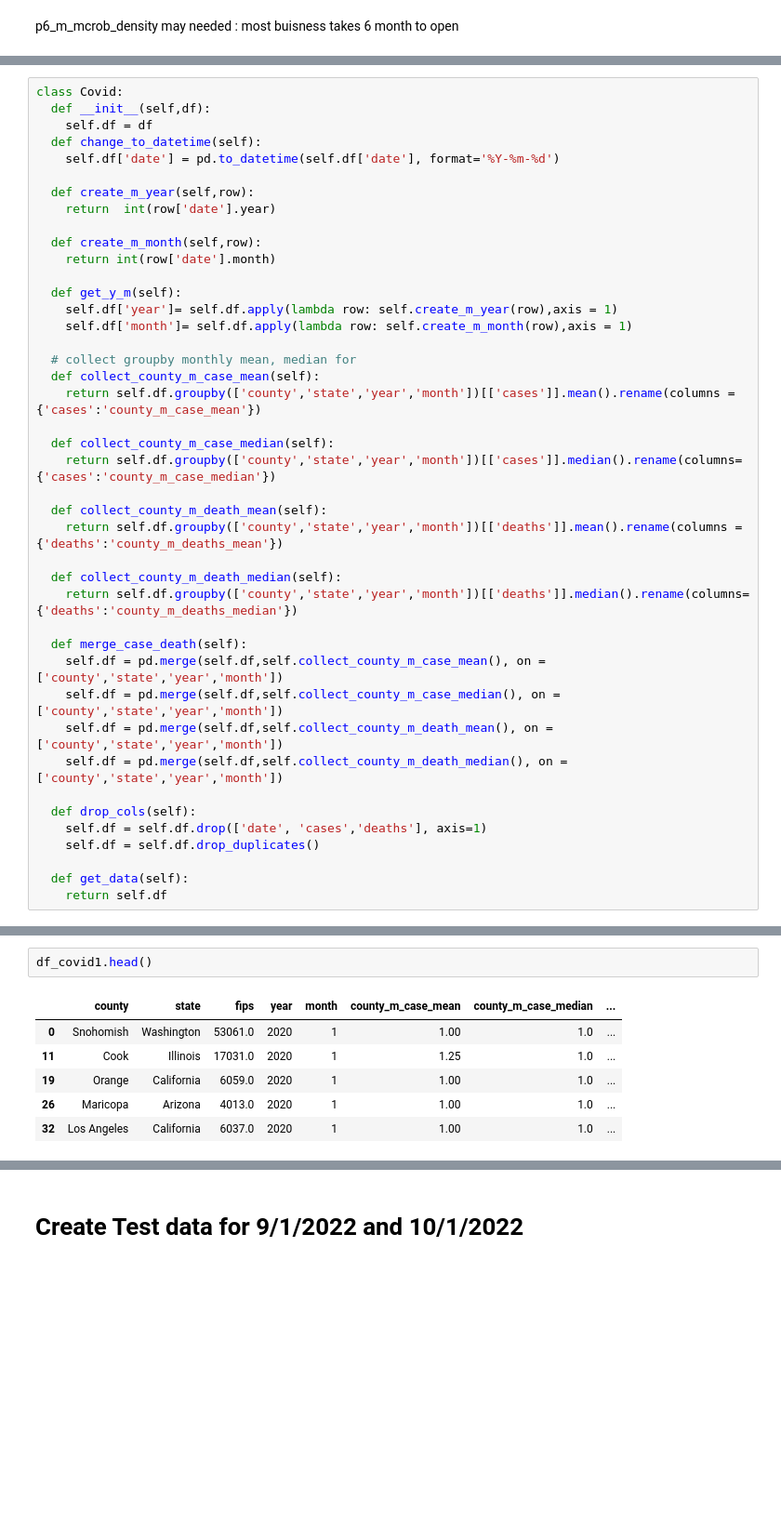
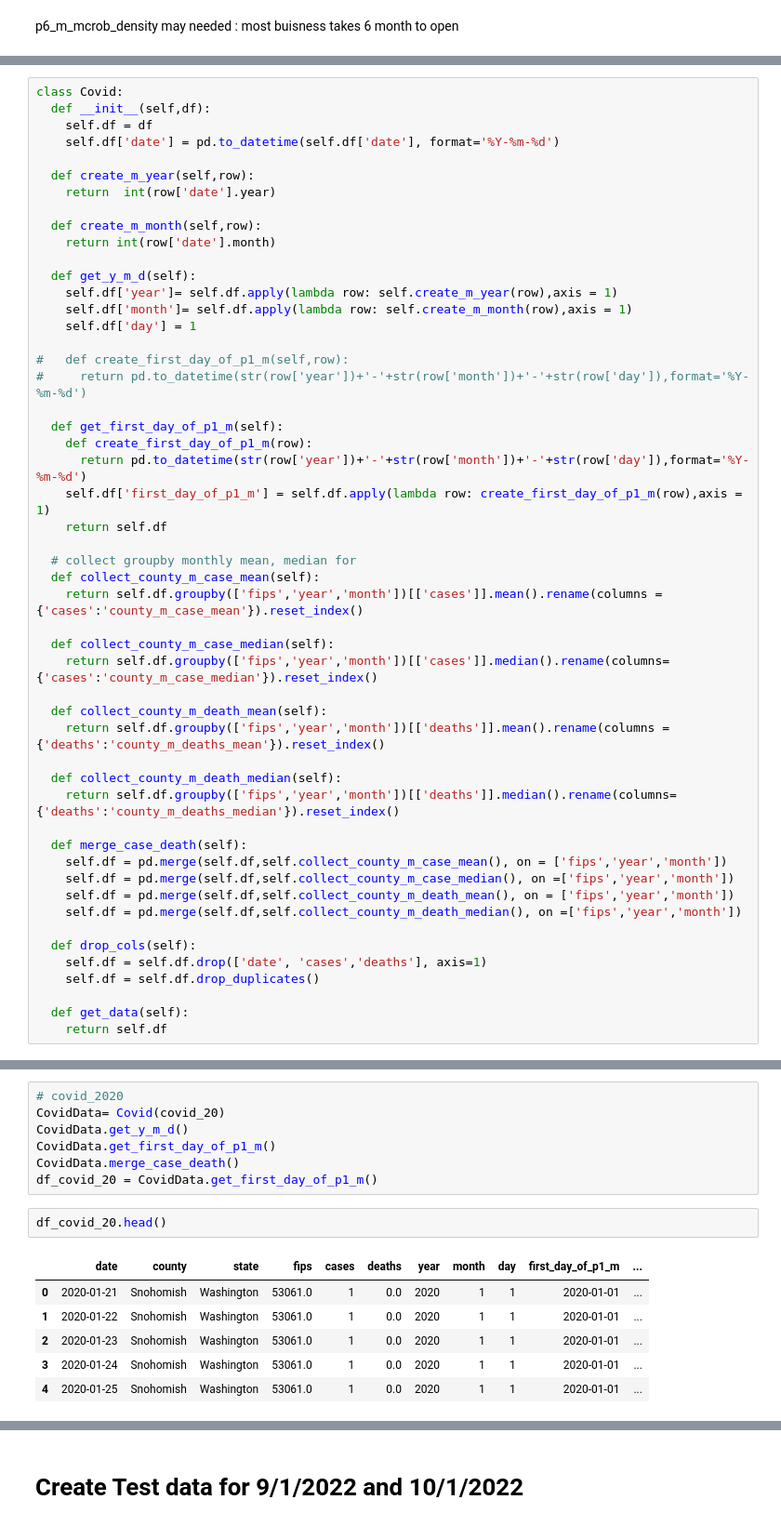
Before and after one commit to Joheun-Kang/microb, a Jupyter notebook: notebook/microb.ipynb, the cells around one changed output, grey strips where cells are left out. Shown: that part at 93% size. Cells and saved outputs as stored; diff of their text form; blank space fills up the shorter version.

Commit message:
combine with covid data error fix

```diff
--- a/notebook/microb.ipynb
+++ b/notebook/microb.ipynb
@@ -183,7 +181,6 @@ df_covid.head()
 class Covid:
   def __init__(self,df):
     self.df = df
-  def change_to_datetime(self):
     self.df['date'] = pd.to_datetime(self.df['date'], format='%Y-%m-%d')
 
   def create_m_year(self,row):
@@ -192,28 +189,38 @@ class Covid:
   def create_m_month(self,row):
     return int(row['date'].month)
 
-  def get_y_m(self):
+  def get_y_m_d(self):
     self.df['year']= self.df.apply(lambda row: self.create_m_year(row),axis = 1)
     self.df['month']= self.df.apply(lambda row: self.create_m_month(row),axis = 1)
+    self.df['day'] = 1
+
+#   def create_first_day_of_p1_m(self,row):
+#     return pd.to_datetime(str(row['year'])+'-'+str(row['month'])+'-'+str(row['day']),format='%Y-%m-%d')
+
+  def get_first_day_of_p1_m(self):
+    def create_first_day_of_p1_m(row):
+      return pd.to_datetime(str(row['year'])+'-'+str(row['month'])+'-'+str(row['day']),format='%Y-%m-%d')
+    self.df['first_day_of_p1_m'] = self.df.apply(lambda row: create_first_day_of_p1_m(row),axis = 1)
+    return self.df
 
   # collect groupby monthly mean, median for
   def collect_county_m_case_mean(self):
-    return self.df.groupby(['county','state','year','month'])[['cases']].mean().rename(columns = {'cases':'county_m_case_mean'})
+    return self.df.groupby(['fips','year','month'])[['cases']].mean().rename(columns = {'cases':'county_m_case_mean'}).reset_index()
 
   def collect_county_m_case_median(self):
-    return self.df.groupby(['county','state','year','month'])[['cases']].median().rename(columns= {'cases':'county_m_case_median'})
+    return self.df.groupby(['fips','year','month'])[['cases']].median().rename(columns= {'cases':'county_m_case_median'}).reset_index()
 
   def collect_county_m_death_mean(self):
-    return self.df.groupby(['county','state','year','month'])[['deaths']].mean().rename(columns = {'deaths':'county_m_deaths_mean'})
+    return self.df.groupby(['fips','year','month'])[['deaths']].mean().rename(columns = {'deaths':'county_m_deaths_mean'}).reset_index()
 
   def collect_county_m_death_median(self):
-    return self.df.groupby(['county','state','year','month'])[['deaths']].median().rename(columns= {'deaths':'county_m_deaths_median'})
+    return self.df.groupby(['fips','year','month'])[['deaths']].median().rename(columns= {'deaths':'county_m_deaths_median'}).reset_index()
 
   def merge_case_death(self):
-    self.df = pd.merge(self.df,self.collect_county_m_case_mean(), on = ['county','state','year','month'])
-    self.df = pd.merge(self.df,self.collect_county_m_case_median(), on =['county','state','year','month'])
-    self.df = pd.merge(self.df,self.collect_county_m_death_mean(), on = ['county','state','year','month'])
-    self.df = pd.merge(self.df,self.collect_county_m_death_median(), on =['county','state','year','month'])
+    self.df = pd.merge(self.df,self.collect_county_m_case_mean(), on = ['fips','year','month'])
+    self.df = pd.merge(self.df,self.collect_county_m_case_median(), on =['fips','year','month'])
+    self.df = pd.merge(self.df,self.collect_county_m_death_mean(), on = ['fips','year','month'])
+    self.df = pd.merge(self.df,self.collect_county_m_death_median(), on =['fips','year','month'])
 
   def drop_cols(self):
     self.df = self.df.drop(['date', 'cases','deaths'], axis=1)
@@ -231,9 +231,16 @@ df_covid1 = CovidData.get_data()
+# %%
+# covid_2020
+CovidData= Covid(covid_20)
+CovidData.get_y_m_d()
+CovidData.get_first_day_of_p1_m()
+CovidData.merge_case_death()
+df_covid_20 = CovidData.get_first_day_of_p1_m()
 # %%
-df_covid1.head()
+df_covid_20.head()
 # %% [output]
-|  | county | state | fips | year | month | county_m_case_mean | county_m_case_median | ... |
-| 0 | Snohomish | Washington | 53061.0 | 2020 | 1 | 1.00 | 1.0 | ... |
-| 11 | Cook | Illinois | 17031.0 | 2020 | 1 | 1.25 | 1.0 | ... |
-| 19 | Orange | California | 6059.0 | 2020 | 1 | 1.00 | 1.0 | ... |
-| 26 | Maricopa | Arizona | 4013.0 | 2020 | 1 | 1.00 | 1.0 | ... |
-| 32 | Los Angeles | California | 6037.0 | 2020 | 1 | 1.00 | 1.0 | ... |
+|  | date | county | state | fips | cases | deaths | year | month | day | first_day_of_p1_m | ... |
+| 0 | 2020-01-21 | Snohomish | Washington | 53061.0 | 1 | 0.0 | 2020 | 1 | 1 | 2020-01-01 | ... |
+| 1 | 2020-01-22 | Snohomish | Washington | 53061.0 | 1 | 0.0 | 2020 | 1 | 1 | 2020-01-01 | ... |
+| 2 | 2020-01-23 | Snohomish | Washington | 53061.0 | 1 | 0.0 | 2020 | 1 | 1 | 2020-01-01 | ... |
+| 3 | 2020-01-24 | Snohomish | Washington | 53061.0 | 1 | 0.0 | 2020 | 1 | 1 | 2020-01-01 | ... |
+| 4 | 2020-01-25 | Snohomish | Washington | 53061.0 | 1 | 0.0 | 2020 | 1 | 1 | 2020-01-01 | ... |
```
Also changed, not shown: parts of 26 cells of this notebook.
